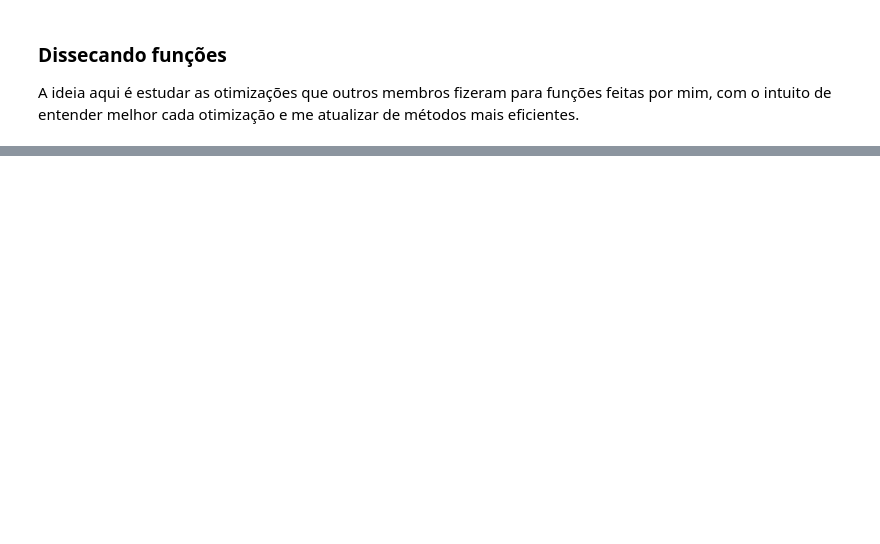
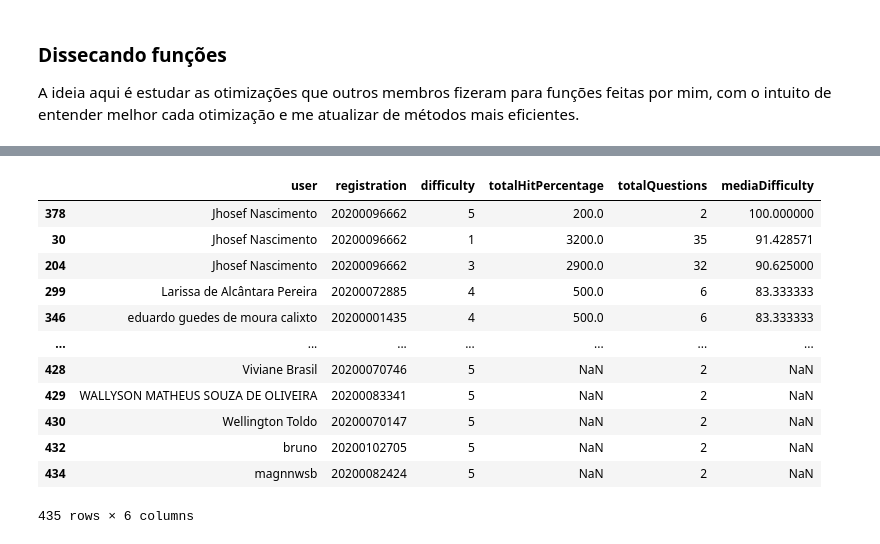
Before and after one commit to ilj132/lop_datascience, a Jupyter notebook: Projeto_LoP_DataScience.ipynb, the cells around one changed output, grey strips where cells are left out. Saved outputs shown, nothing was run; the diff lists cells and outputs as text; code cells hidden in the pictures; blank space fills up the shorter version.

```diff
--- a/Projeto_LoP_DataScience.ipynb
+++ b/Projeto_LoP_DataScience.ipynb
@@ -850,0 +1005,7 @@ def graph_days_spent_difficulty(df_submission,df_question_data,df_lop_lists):#Hi
+# %%
+df_prov = pd.DataFrame()
+# %%
+for difficulty in range(1, 6):
+    df_users = df_without_duplicates.copy()
+    df_users['difficulty'] = difficulty
+    df_prov = df_prov.append(df_users)
@@ -850,0 +1026,2 @@ def graph_days_spent_difficulty(df_submission,df_question_data,df_lop_lists):#Hi
+# %%
+df_performance4 = pd.merge(df_performance3,df_prov, on=['user','registration','difficulty'], how='outer').sort_values(by=['user','registration'])#.fillna(0)
@@ -850,0 +1042,2 @@ def graph_days_spent_difficulty(df_submission,df_question_data,df_lop_lists):#Hi
+# %%
+df_performance5 = pd.merge(df_performance4, df_total_questions, on='difficulty', how='outer')#.fillna(0)
@@ -850,0 +1058,16 @@ def graph_days_spent_difficulty(df_submission,df_question_data,df_lop_lists):#Hi
+# %%
+df_performance5['mediaDifficulty'] = df_performance5['totalHitPercentage'] / df_performance5['totalQuestions']
+# %% [output]
+|  | user | registration | difficulty | totalHitPercentage | totalQuestions | mediaDifficulty |
+| 378 | Jhosef Nascimento | 20200096662 | 5 | 200.0 | 2 | 100.000000 |
+| 30 | Jhosef Nascimento | 20200096662 | 1 | 3200.0 | 35 | 91.428571 |
+| 204 | Jhosef Nascimento | 20200096662 | 3 | 2900.0 | 32 | 90.625000 |
+| 299 | Larissa de Alcântara Pereira | 20200072885 | 4 | 500.0 | 6 | 83.333333 |
+| 346 | eduardo guedes de moura calixto | 20200001435 | 4 | 500.0 | 6 | 83.333333 |
+| ... | ... | ... | ... | ... | ... | ... |
+| 428 | Viviane Brasil | 20200070746 | 5 | NaN | 2 | NaN |
+| 429 | WALLYSON MATHEUS SOUZA DE OLIVEIRA | 20200083341 | 5 | NaN | 2 | NaN |
+| 430 | Wellington Toldo | 20200070147 | 5 | NaN | 2 | NaN |
+| 432 | bruno | 20200102705 | 5 | NaN | 2 | NaN |
+| 434 | magnnwsb | 20200082424 | 5 | NaN | 2 | NaN |
+435 rows × 6 columns
```
Also changed, not shown: parts of 35 cells of this notebook.
